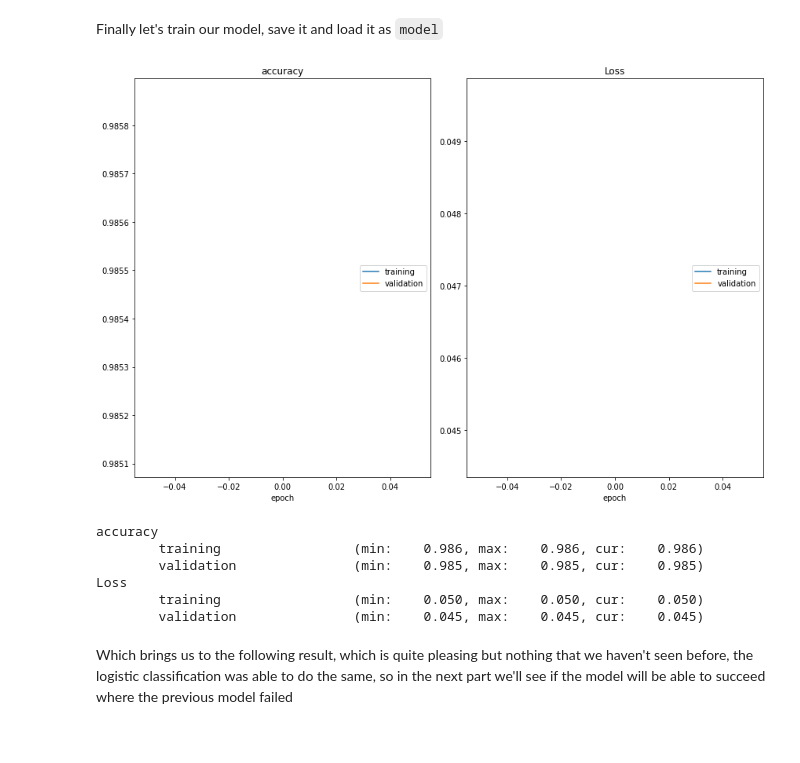
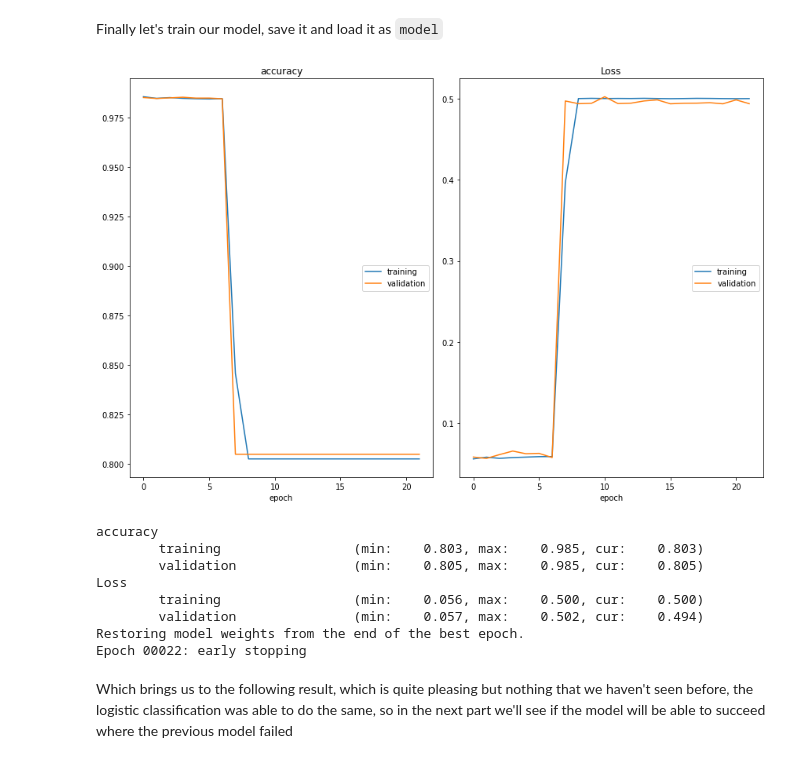
Before and after one commit to mohamed-chamrouk/projet_AIR, a Jupyter notebook: projet_AIR-Neural_Network.ipynb, the cells around one changed output. Saved outputs shown, nothing was run; the diff lists cells and outputs as text; code cells hidden in the pictures.

Commit message:
Essai du réseau de neurones avec 200 epoch

```diff
--- a/projet_AIR-Neural_Network.ipynb
+++ b/projet_AIR-Neural_Network.ipynb
@@ -442,18 +442,20 @@ Finally let's train our model, save it and load it as `model`
 # %%
 nn_file = my_path + 'nn-1attack.h5'
 
-history = train_model(model, nn_file, X_train, y_train_encoded, seed=5, max_epochs=1)
+history = train_model(model, nn_file, X_train, y_train_encoded, seed=5, max_epochs=200)
 
 nn_file = my_path + 'nn-1attack.h5'
 model = load_model(nn_file)
 # %% [output]
-[figure, old version]
+[figure, new version]
 accuracy
-        training                 (min:    0.986, max:    0.986, cur:    0.986)
-        validation               (min:    0.985, max:    0.985, cur:    0.985)
+        training                 (min:    0.803, max:    0.985, cur:    0.803)
+        validation               (min:    0.805, max:    0.985, cur:    0.805)
 Loss
-        training                 (min:    0.050, max:    0.050, cur:    0.050)
-        validation               (min:    0.045, max:    0.045, cur:    0.045)
+        training                 (min:    0.056, max:    0.500, cur:    0.500)
+        validation               (min:    0.057, max:    0.502, cur:    0.494)
+Restoring model weights from the end of the best epoch.
+Epoch 00022: early stopping
 # %% [markdown]
 Which brings us to the following result, which is quite pleasing but nothing that we haven't seen before, the logistic classification was able to do the same, so in the next part we'll see if the model will be able to succeed where the previous model failed
 # %%
```
Also changed, not shown: parts of 3 cells of this notebook.
